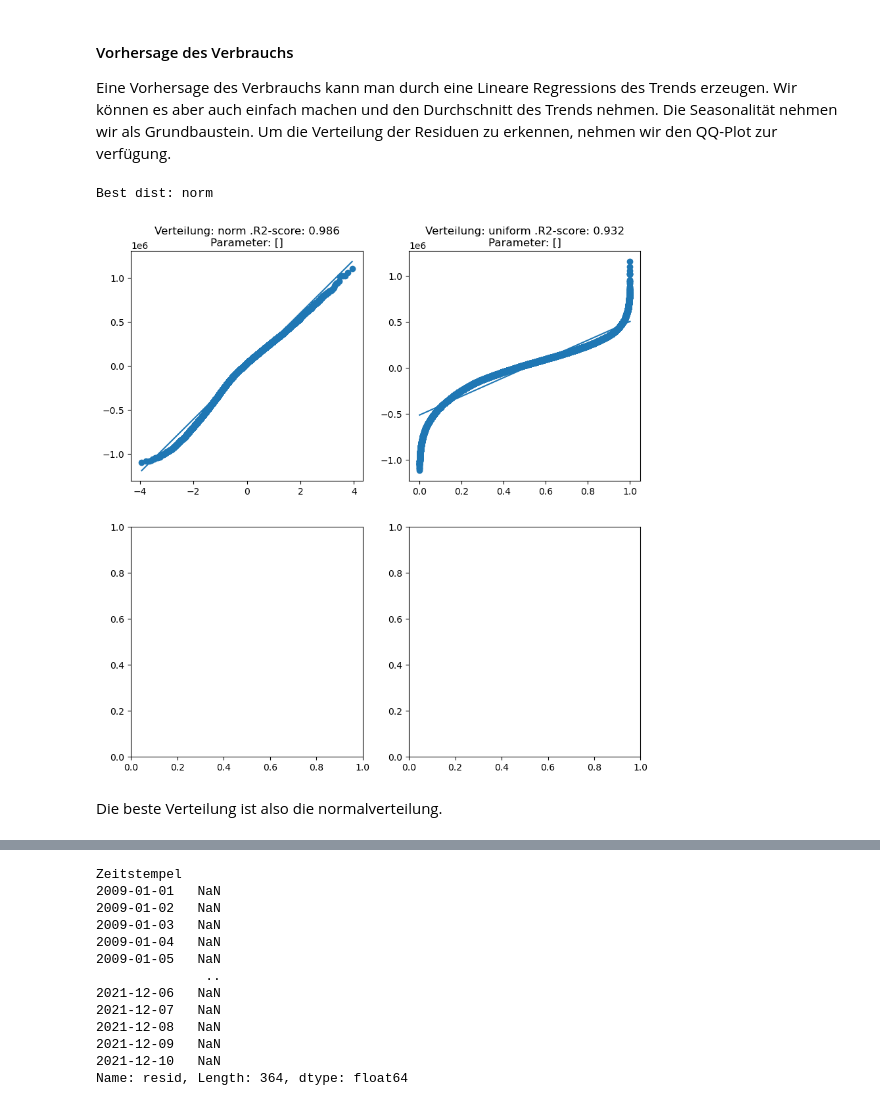
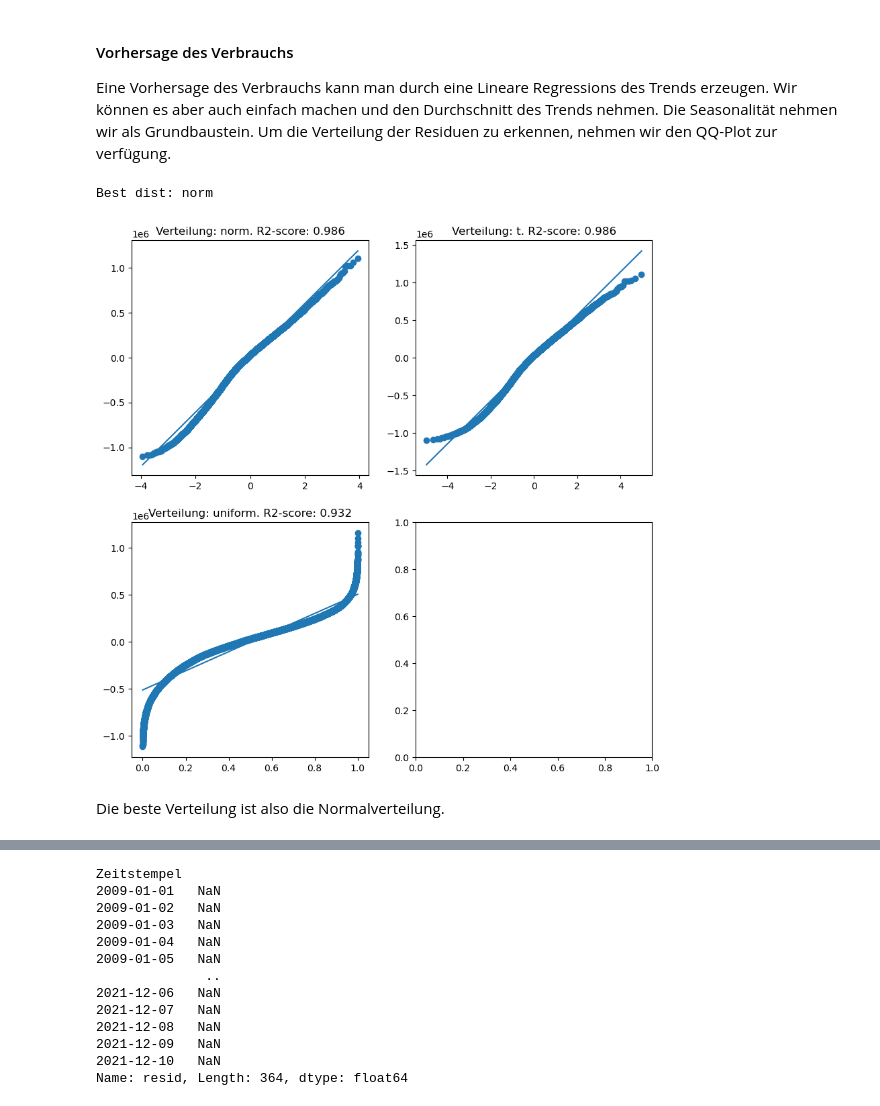
Before and after one commit to kenfus/spz_omc, a Jupyter notebook: main.ipynb, the cells around one changed output, grey strips where cells are left out. Saved outputs shown, nothing was run; the diff lists cells and outputs as text; code cells hidden in the pictures.

```diff
--- a/main.ipynb
+++ b/main.ipynb
@@ -234,12 +234,12 @@ Wir sehen, dass das Budget im Allgemeinen zunimmt. Im Zeitraum von 2013-2015 fin
 #### Vorhersage des Verbrauchs
 Eine Vorhersage des Verbrauchs kann man durch eine Lineare Regressions des Trends erzeugen. Wir können es aber auch einfach machen und den Durchschnitt des Trends nehmen. Die Seasonalität nehmen wir als Grundbaustein. Um die Verteilung der Residuen zu erkennen, nehmen wir den QQ-Plot zur verfügung.
 # %%
-VERTEILUNGEN = [stats.norm, stats.uniform]
+VERTEILUNGEN = [stats.norm, stats.uniform, stats.t]
 easy_qq(VERTEILUNGEN, decompose_result_verbrauch.resid.dropna())
 plt.show()
 # %% [output]
 Best dist: norm
-[figure, old version]
+[figure, new version]
 # %% [markdown]
-Die beste Verteilung ist also die normalverteilung.
+Die beste Verteilung ist also die Normalverteilung.
 # %%
```
Also changed, not shown: parts of 35 cells of this notebook, 1 other file.
